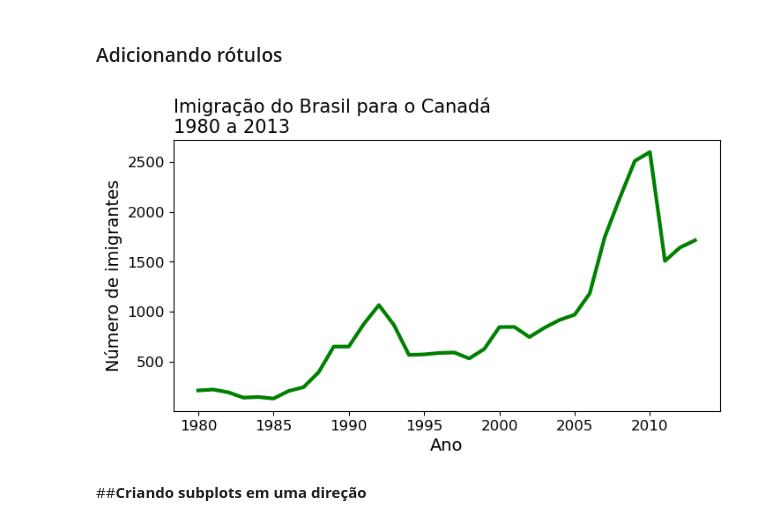
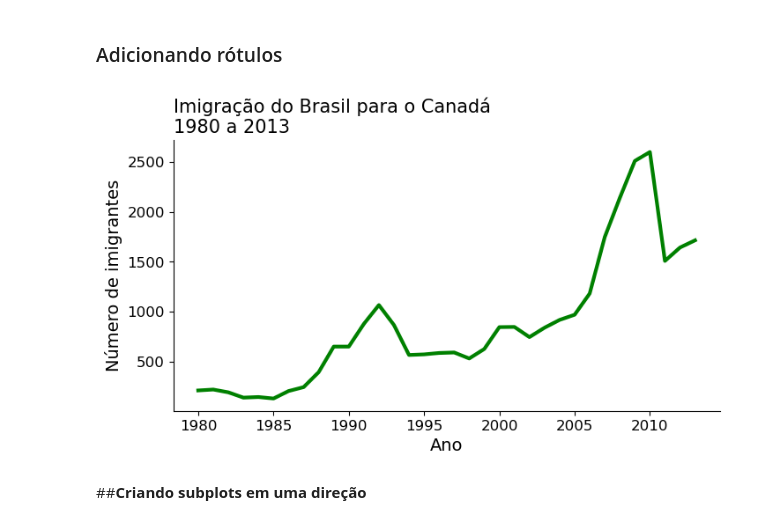
Before and after one commit to Sergio16-16/analise-dados-imigrantes, a Jupyter notebook: Analise_Dados_Imigrantes.ipynb, the cells around one changed output. Drawn from its saved outputs; the diff is of its cells as text; code cells hidden in the pictures.

```diff
--- a/Analise_Dados_Imigrantes.ipynb
+++ b/Analise_Dados_Imigrantes.ipynb
@@ -246,16 +246,20 @@ plt.show()
 # %%
 fig, ax = plt.subplots(figsize=(8,4))
 ax.plot(dados_brasil['ano'], dados_brasil['imigrantes'], lw = 3, color = 'g')
 ax.set_title('Imigração do Brasil para o Canadá\n1980 a 2013',fontsize = 15, loc='left')
 ax.set_ylabel('Número de imigrantes', fontsize =14)
 ax.set_xlabel('Ano', fontsize = 14)
 ax.xaxis.set_tick_params(labelsize = 12)
 ax.yaxis.set_tick_params(labelsize = 12)
 ax.xaxis.set_major_locator(plt.MultipleLocator(5))
 
+ax.spines['top'].set_visible(False)
+ax.spines['right'].set_visible(False)
+
+fig.savefig('imigração_brasil_canada.png',transparent= False, dpi=300, bbox_inches='tight')
 plt.show()
 # %% [output]
-[figure, old version]
+[figure, new version]
 # %% [markdown]
 ##**Criando subplots em uma direção**
 # %%
```
Also changed, not shown: parts of 1 cell of this notebook, 2 other files.
